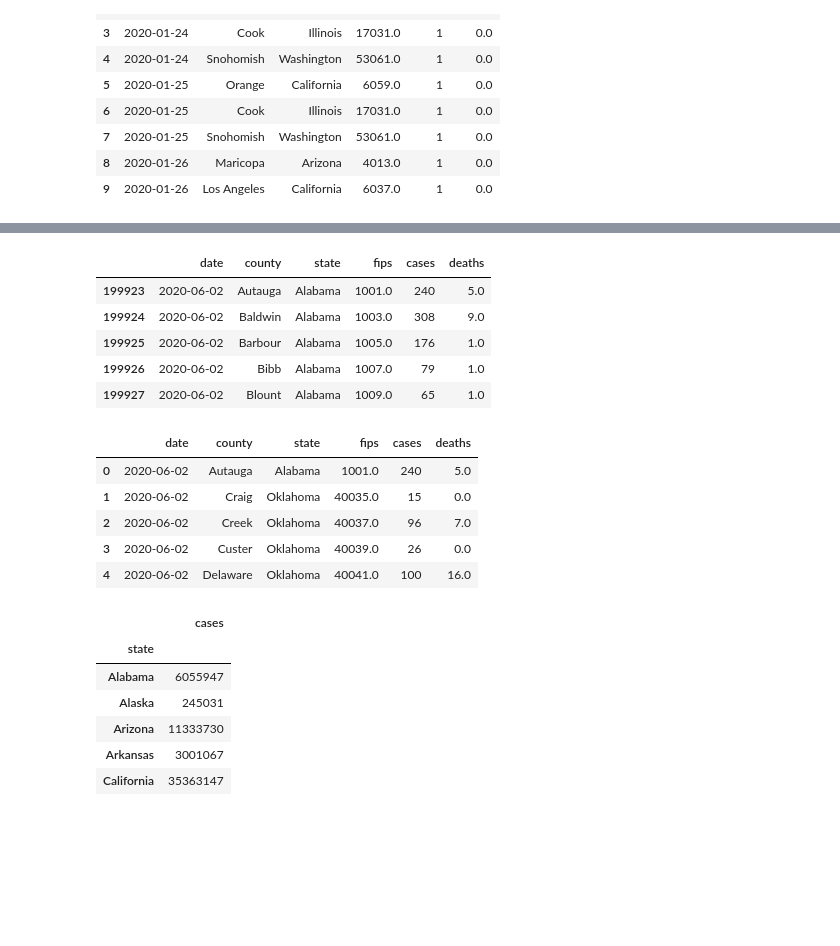
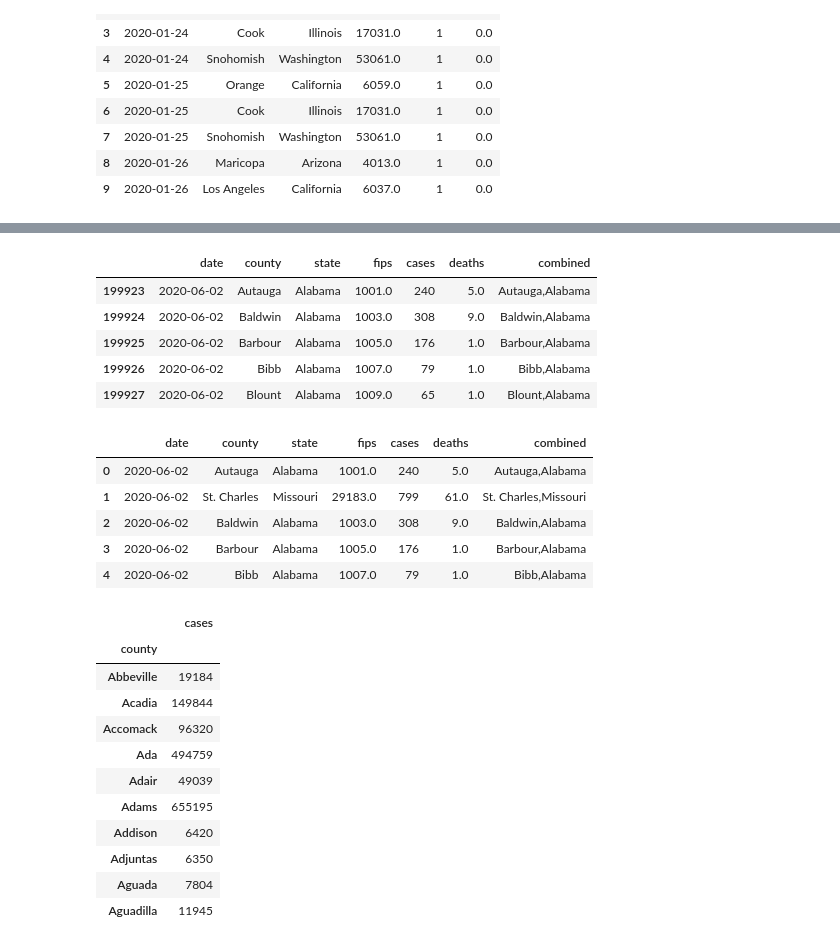
Before and after one commit to ryankracaw/project-one, a Jupyter notebook: Summer.ipynb, the cells around one changed output, grey strips where cells are left out. Cells and saved outputs as stored; diff of their text form; code cells hidden in the pictures; blank space fills up the shorter version.

```diff
--- a/Summer.ipynb
+++ b/Summer.ipynb
@@ -35,3 +56,8 @@ C19_df.head(10)
 | 7 | 2020-01-25 | Snohomish | Washington | 53061.0 | 1 | 0.0 |
 | 8 | 2020-01-26 | Maricopa | Arizona | 4013.0 | 1 | 0.0 |
 | 9 | 2020-01-26 | Los Angeles | California | 6037.0 | 1 | 0.0 |
+# %%
+
+covid_df = C19_df
+covid_df['combined'] = covid_df['county'] + "," + covid_df['state']
+covid_df.head(5)
@@ -38,46 +71,51 @@ C19_df.head(10)
 # %%
 # Select rows in my date range
 # Make a start and end date
 Beg_date = '2020-06-01'
 
 # Make an end date
 end_date = '2020-08-31'
 
 # Select DataFrame rows between two dates
-mask = (C19_df['date'] > Beg_date) & (C19_df['date'] <= end_date)
-SummerC19_df = C19_df.loc[mask]
+mask = (covid_df['date'] > Beg_date) & (C19_df['date'] <= end_date)
+summer_covid_df = covid_df.loc[mask]
 
-SummerC19_df.head()
+summer_covid_df.head()
 # %% [output]
-|  | date | county | state | fips | cases | deaths |
-| 199923 | 2020-06-02 | Autauga | Alabama | 1001.0 | 240 | 5.0 |
-| 199924 | 2020-06-02 | Baldwin | Alabama | 1003.0 | 308 | 9.0 |
-| 199925 | 2020-06-02 | Barbour | Alabama | 1005.0 | 176 | 1.0 |
-| 199926 | 2020-06-02 | Bibb | Alabama | 1007.0 | 79 | 1.0 |
-| 199927 | 2020-06-02 | Blount | Alabama | 1009.0 | 65 | 1.0 |
+|  | date | county | state | fips | cases | deaths | combined |
+| 199923 | 2020-06-02 | Autauga | Alabama | 1001.0 | 240 | 5.0 | Autauga,Alabama |
+| 199924 | 2020-06-02 | Baldwin | Alabama | 1003.0 | 308 | 9.0 | Baldwin,Alabama |
+| 199925 | 2020-06-02 | Barbour | Alabama | 1005.0 | 176 | 1.0 | Barbour,Alabama |
+| 199926 | 2020-06-02 | Bibb | Alabama | 1007.0 | 79 | 1.0 | Bibb,Alabama |
+| 199927 | 2020-06-02 | Blount | Alabama | 1009.0 | 65 | 1.0 | Blount,Alabama |
 # %%
 # Sort by date and reset index
-SummerC19_df= SummerC19_df.sort_values('date')
-SummerC19_df = SummerC19_df.reset_index(drop=True)
+summer_covid_df=  summer_covid_df.sort_values('date')
+summer_covid_df = summer_covid_df.reset_index(drop=True)
 
-SummerC19_df.head()
+summer_covid_df.head()
 # %% [output]
-|  | date | county | state | fips | cases | deaths |
-| 0 | 2020-06-02 | Autauga | Alabama | 1001.0 | 240 | 5.0 |
-| 1 | 2020-06-02 | Craig | Oklahoma | 40035.0 | 15 | 0.0 |
-| 2 | 2020-06-02 | Creek | Oklahoma | 40037.0 | 96 | 7.0 |
-| 3 | 2020-06-02 | Custer | Oklahoma | 40039.0 | 26 | 0.0 |
-| 4 | 2020-06-02 | Delaware | Oklahoma | 40041.0 | 100 | 16.0 |
+|  | date | county | state | fips | cases | deaths | combined |
+| 0 | 2020-06-02 | Autauga | Alabama | 1001.0 | 240 | 5.0 | Autauga,Alabama |
+| 1 | 2020-06-02 | St. Charles | Missouri | 29183.0 | 799 | 61.0 | St. Charles,Missouri |
+| 2 | 2020-06-02 | Baldwin | Alabama | 1003.0 | 308 | 9.0 | Baldwin,Alabama |
+| 3 | 2020-06-02 | Barbour | Alabama | 1005.0 | 176 | 1.0 | Barbour,Alabama |
+| 4 | 2020-06-02 | Bibb | Alabama | 1007.0 | 79 | 1.0 | Bibb,Alabama |
 # %%
-# Organize the data by grouping by state and calculating the total cases
-state_cases_df = SummerC19_df.groupby(['state']).agg({'cases': 'sum'})
+# Organize the data by grouping by counties and calculating the total cases
+county_cases_df = summer_covid_df.groupby(['county']).agg({'cases': 'sum'})
 
-state_cases_df.head()
+county_cases_df.head(10)
 # %% [output]
 |  | cases |
-| state |  |
-| Alabama | 6055947 |
-| Alaska | 245031 |
-| Arizona | 11333730 |
-| Arkansas | 3001067 |
-| California | 35363147 |
+| county |  |
+| Abbeville | 19184 |
+| Acadia | 149844 |
+| Accomack | 96320 |
+| Ada | 494759 |
+| Adair | 49039 |
+| Adams | 655195 |
+| Addison | 6420 |
+| Adjuntas | 6350 |
+| Aguada | 7804 |
+| Aguadilla | 11945 |
```
Also changed, not shown: parts of 13 cells of this notebook.
